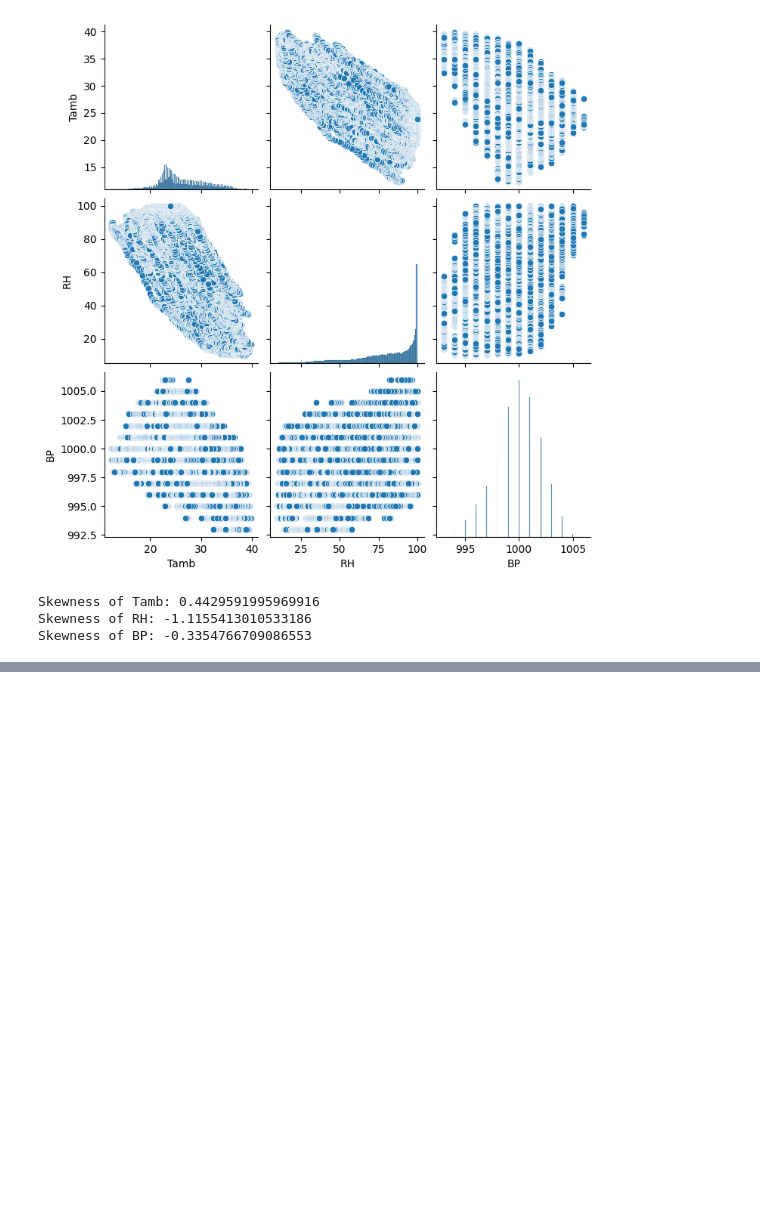
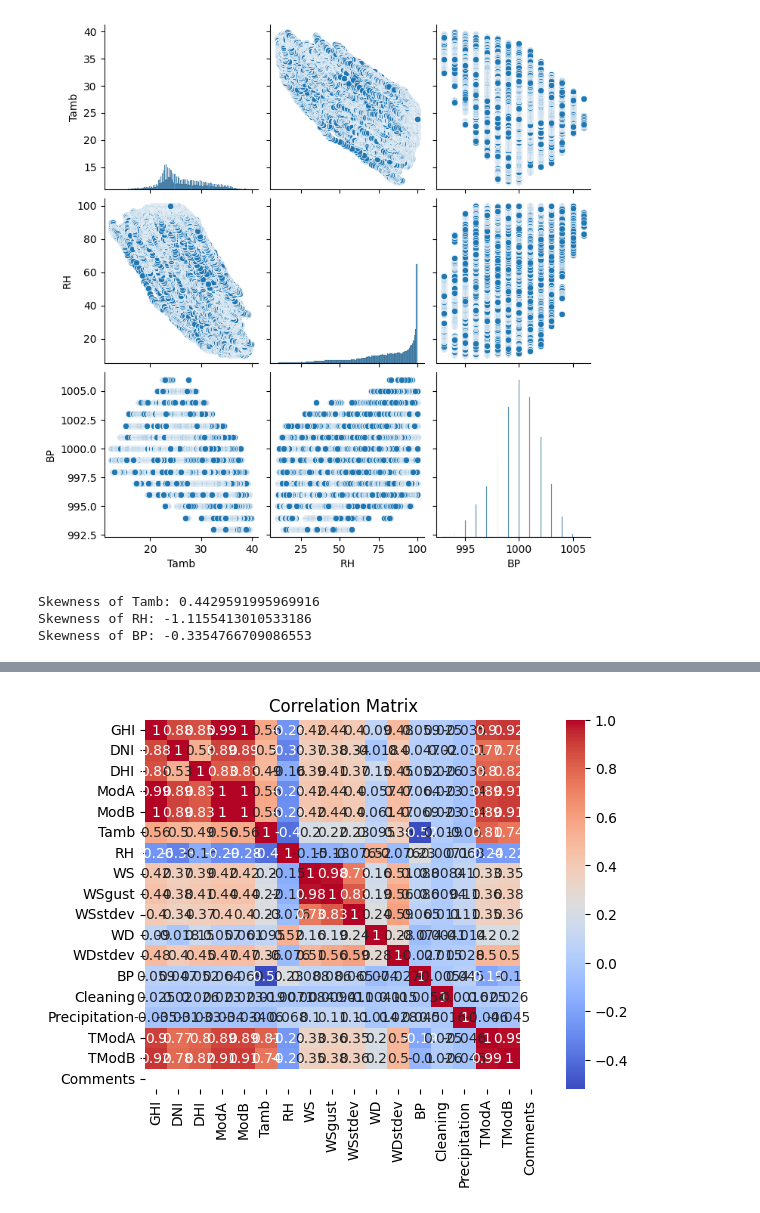
Before and after one commit to ibso99/Solar_radiation_measurment_data_analysis, a Jupyter notebook: Notebook/EDA.ipynb, the cells around one changed output, grey strips where cells are left out. Saved outputs shown, nothing was run; the diff lists cells and outputs as text; code cells hidden in the pictures; blank space fills up the shorter version.

```diff
--- a/Notebook/EDA.ipynb
+++ b/Notebook/EDA.ipynb
@@ -331,0 +462,8 @@ Skewness of BP: -0.3354766709086553
+# %%
+# Exploring the relationship between variables
+corr = togo_dataset.iloc[:,1:].corr()
+sns.heatmap(corr, annot=True, cmap="coolwarm")
+plt.title('Correlation Matrix')
+plt.show()
+# %% [output]
+[figure, added]
```
Also changed, not shown: parts of 13 cells of this notebook.
